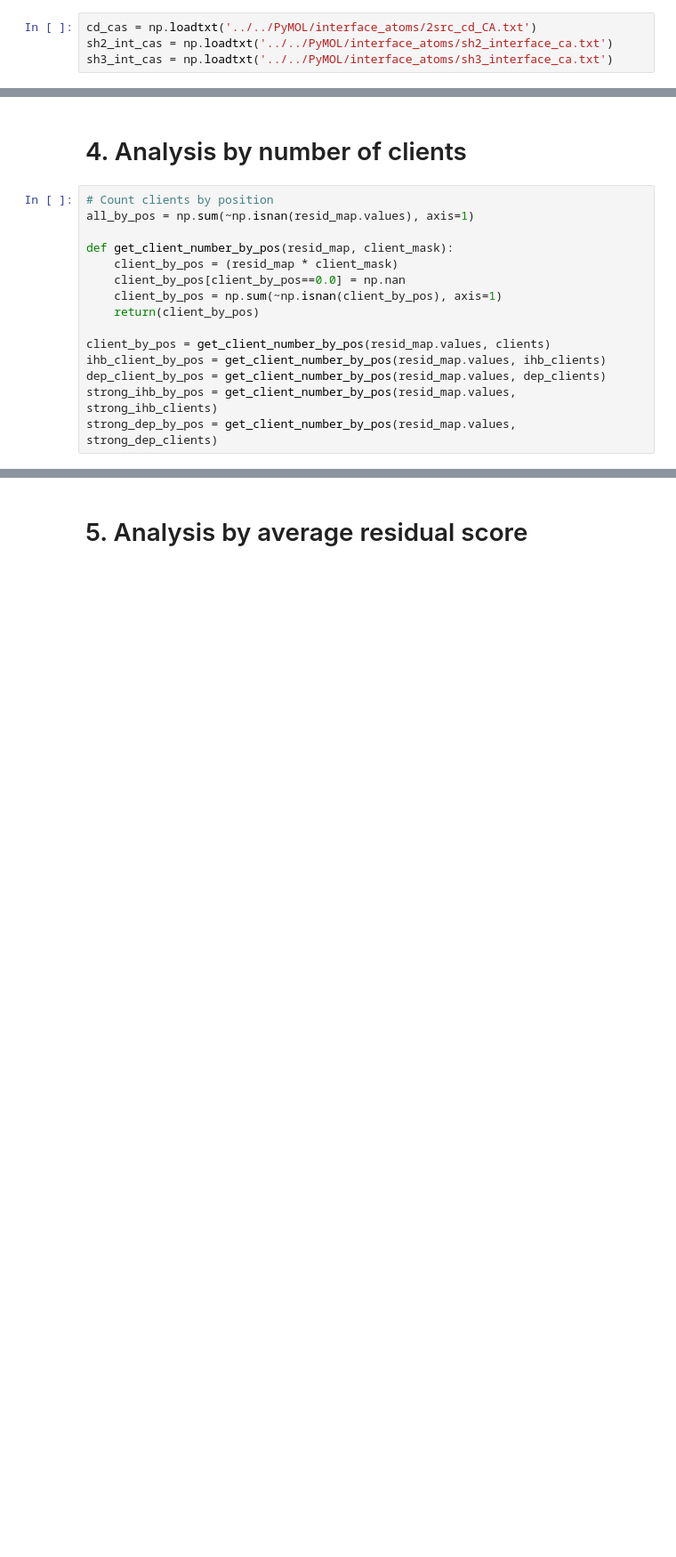
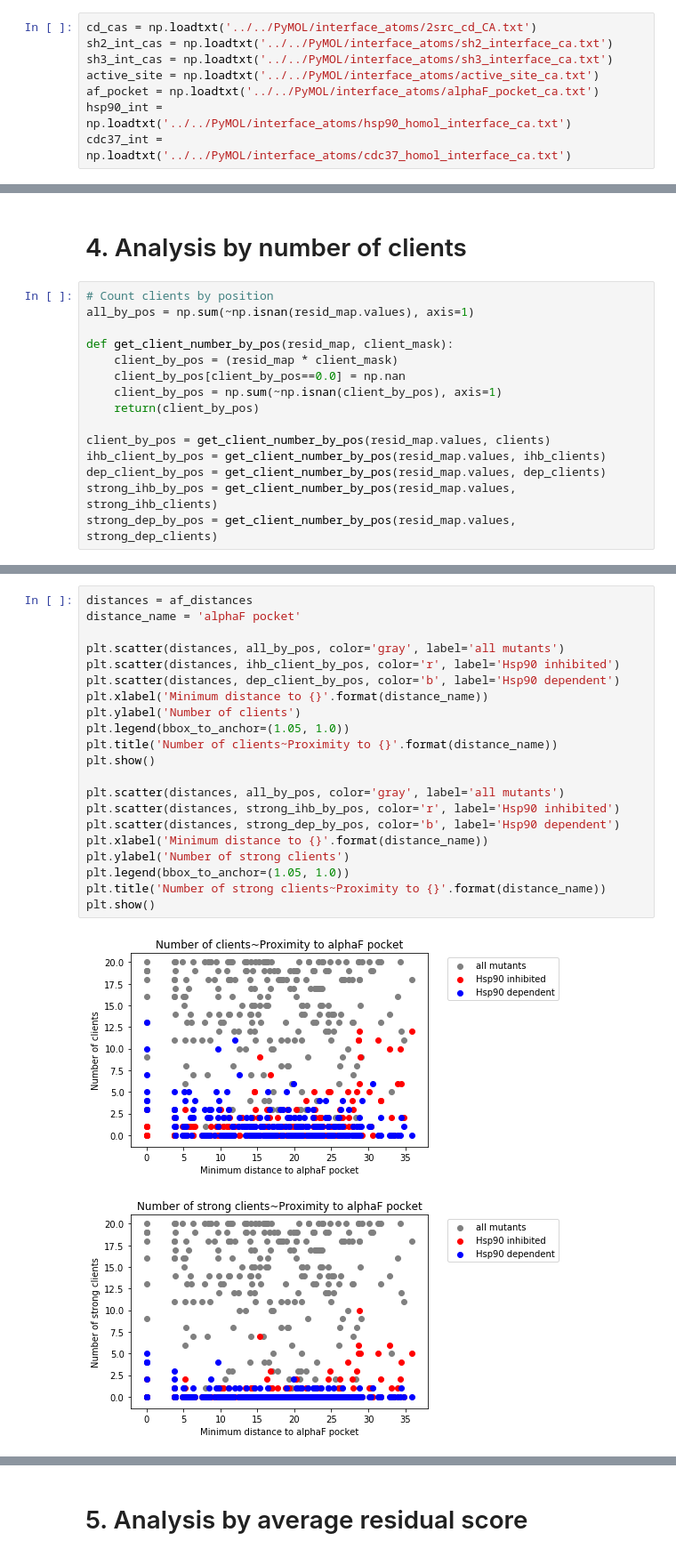
Before and after one commit to nguyenvanessa/src, a Jupyter notebook: nguyenva/testing/Proximity analysis.ipynb, the cells around one changed output, grey strips where cells are left out. Shown at 89% size. Cells and saved outputs as stored; diff of their text form; blank space fills up the shorter version.

```diff
--- a/nguyenva/testing/Proximity analysis.ipynb
+++ b/nguyenva/testing/Proximity analysis.ipynb
@@ -27,6 +27,10 @@ strong_dep_clients = strong_clients & dep_clients
 cd_cas = np.loadtxt('../../PyMOL/interface_atoms/2src_cd_CA.txt')
 sh2_int_cas = np.loadtxt('../../PyMOL/interface_atoms/sh2_interface_ca.txt')
 sh3_int_cas = np.loadtxt('../../PyMOL/interface_atoms/sh3_interface_ca.txt')
+active_site = np.loadtxt('../../PyMOL/interface_atoms/active_site_ca.txt')
+af_pocket = np.loadtxt('../../PyMOL/interface_atoms/alphaF_pocket_ca.txt')
+hsp90_int = np.loadtxt('../../PyMOL/interface_atoms/hsp90_homol_interface_ca.txt')
+cdc37_int = np.loadtxt('../../PyMOL/interface_atoms/cdc37_homol_interface_ca.txt')
 # %% [markdown]
 # 3. Calculate minimum CA-interface distances for each position
 # %%
@@ -91,3 +128,27 @@ plt.show()
 # %% [output]
 [figure]
 [figure]
+# %%
+distances = af_distances
+distance_name = 'alphaF pocket'
+
+plt.scatter(distances, all_by_pos, color='gray', label='all mutants')
+plt.scatter(distances, ihb_client_by_pos, color='r', label='Hsp90 inhibited')
+plt.scatter(distances, dep_client_by_pos, color='b', label='Hsp90 dependent')
+plt.xlabel('Minimum distance to {}'.format(distance_name))
+plt.ylabel('Number of clients')
+plt.legend(bbox_to_anchor=(1.05, 1.0))
+plt.title('Number of clients~Proximity to {}'.format(distance_name))
+plt.show()
+
+plt.scatter(distances, all_by_pos, color='gray', label='all mutants')
+plt.scatter(distances, strong_ihb_by_pos, color='r', label='Hsp90 inhibited')
+plt.scatter(distances, strong_dep_by_pos, color='b', label='Hsp90 dependent')
+plt.xlabel('Minimum distance to {}'.format(distance_name))
+plt.ylabel('Number of strong clients')
+plt.legend(bbox_to_anchor=(1.05, 1.0))
+plt.title('Number of strong clients~Proximity to {}'.format(distance_name))
+plt.show()
+# %% [output]
+[figure, added]
+[figure, added]
```
Also changed, not shown: parts of 23 cells of this notebook, 9 other files.
